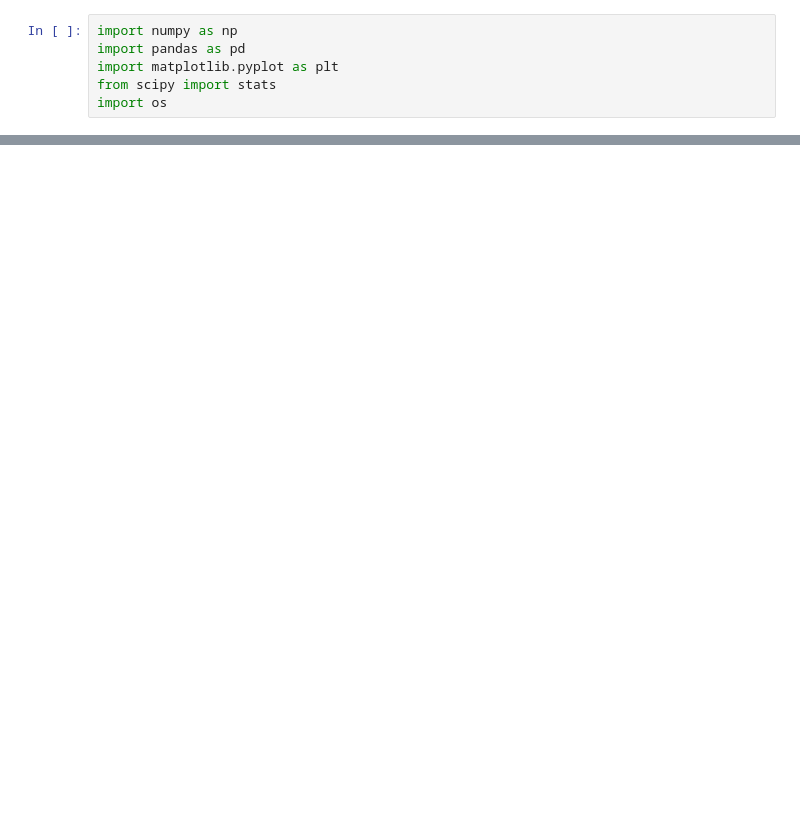
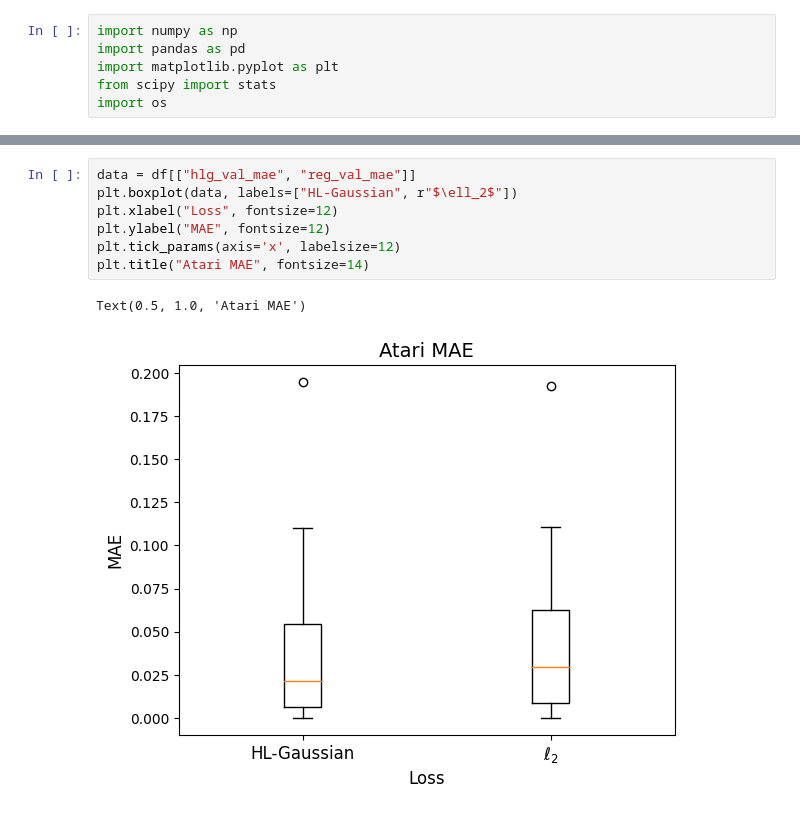
Before and after one commit to marthawhite/Histogram_loss, a Jupyter notebook: atari_prediction/atari_graphs.ipynb, the cells around one changed output, grey strips where cells are left out. Drawn from its saved outputs; the diff is of its cells as text; blank space fills up the shorter version.

```diff
--- a/atari_prediction/atari_graphs.ipynb
+++ b/atari_prediction/atari_graphs.ipynb
@@ -71,0 +97,10 @@ plt.yticks([0, 0.05, 0.1, 0.15, 0.2, 0.25])
+# %%
+data = df[["hlg_val_mae", "reg_val_mae"]]
+plt.boxplot(data, labels=["HL-Gaussian", r"$\ell_2$"])
+plt.xlabel("Loss", fontsize=12)
+plt.ylabel("MAE", fontsize=12)
+plt.tick_params(axis='x', labelsize=12)
+plt.title("Atari MAE", fontsize=14)
+# %% [output]
+Text(0.5, 1.0, 'Atari MAE')
+[figure, added]
```
Also changed, not shown: parts of 3 cells of this notebook, 2 other files.
